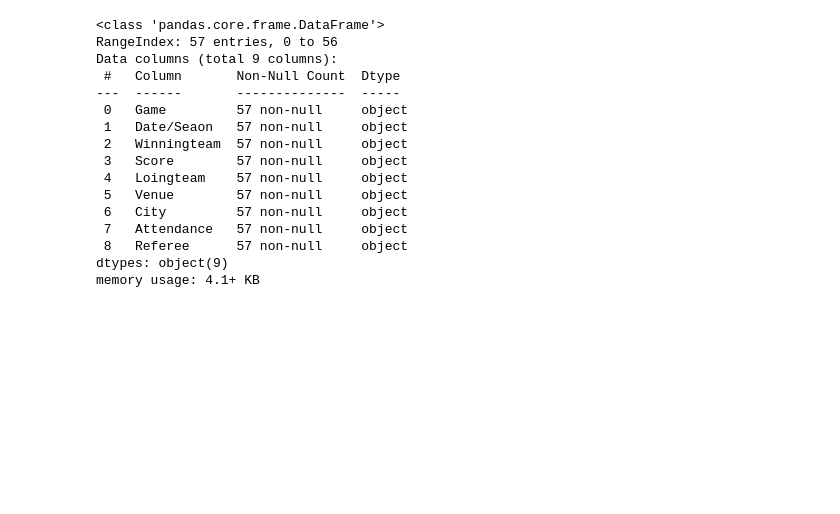
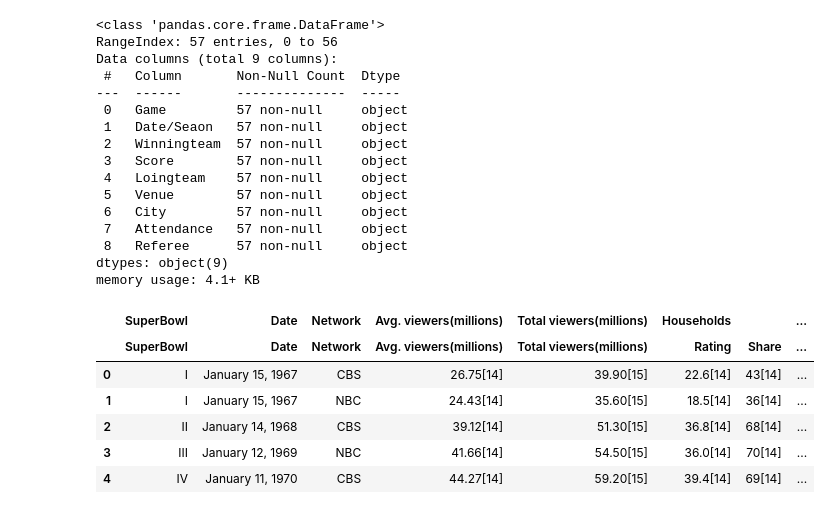
Before and after one commit to EdeEsteban/Analitica-de-Datos, a Jupyter notebook: Analitica.ipynb, the cells around one changed output. Saved outputs shown, nothing was run; the diff lists cells and outputs as text; code cells hidden in the pictures; blank space fills up the shorter version.

```diff
--- a/Analitica.ipynb
+++ b/Analitica.ipynb
@@ -106,3 +112,17 @@ Data columns (total 9 columns):
  8   Referee      57 non-null     object
 dtypes: object(9)
 memory usage: 4.1+ KB
+# %%
+#SEGUNDA BASE DE DATOS
+
+rating = pd.read_html("https://en.wikipedia.org/wiki/Super_Bowl_television_ratings")
+ratings = rating[0]
+ratings.head()
+# %% [output]
+|  | SuperBowl | Date | Network | Avg. viewers(millions) | Total viewers(millions) | Households |  | ... |
+|  | SuperBowl | Date | Network | Avg. viewers(millions) | Total viewers(millions) | Rating | Share | ... |
+| 0 | I | January 15, 1967 | CBS | 26.75[14] | 39.90[15] | 22.6[14] | 43[14] | ... |
+| 1 | I | January 15, 1967 | NBC | 24.43[14] | 35.60[15] | 18.5[14] | 36[14] | ... |
+| 2 | II | January 14, 1968 | CBS | 39.12[14] | 51.30[15] | 36.8[14] | 68[14] | ... |
+| 3 | III | January 12, 1969 | NBC | 41.66[14] | 54.50[15] | 36.0[14] | 70[14] | ... |
+| 4 | IV | January 11, 1970 | CBS | 44.27[14] | 59.20[15] | 39.4[14] | 69[14] | ... |
```
Also changed, not shown: parts of 6 cells of this notebook.
